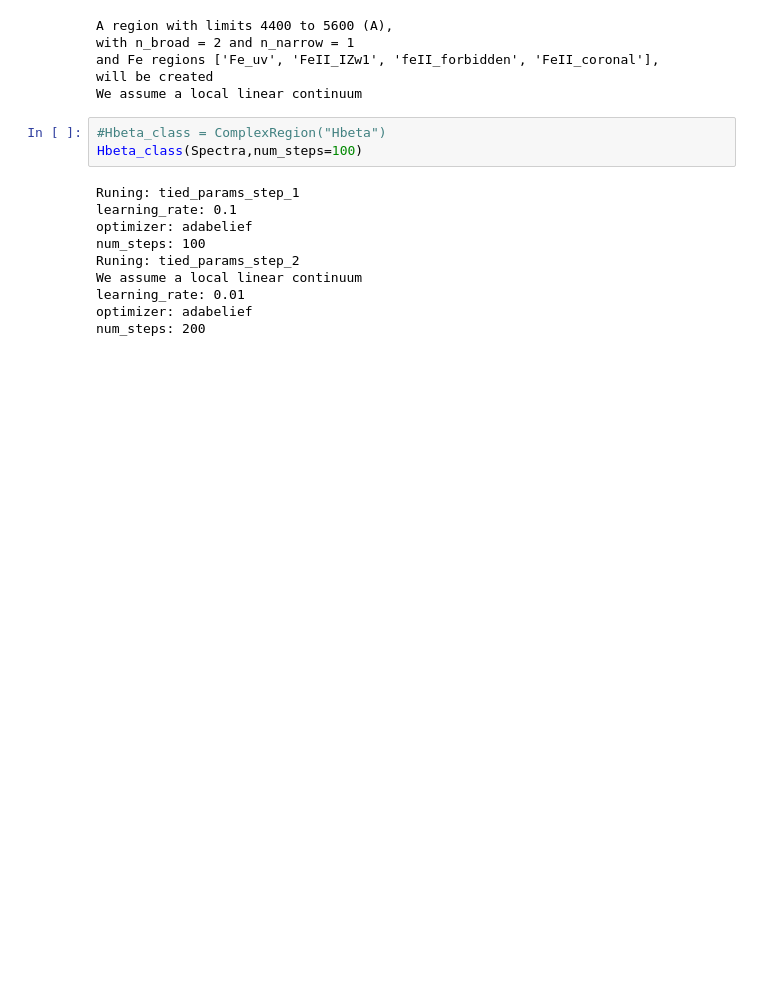
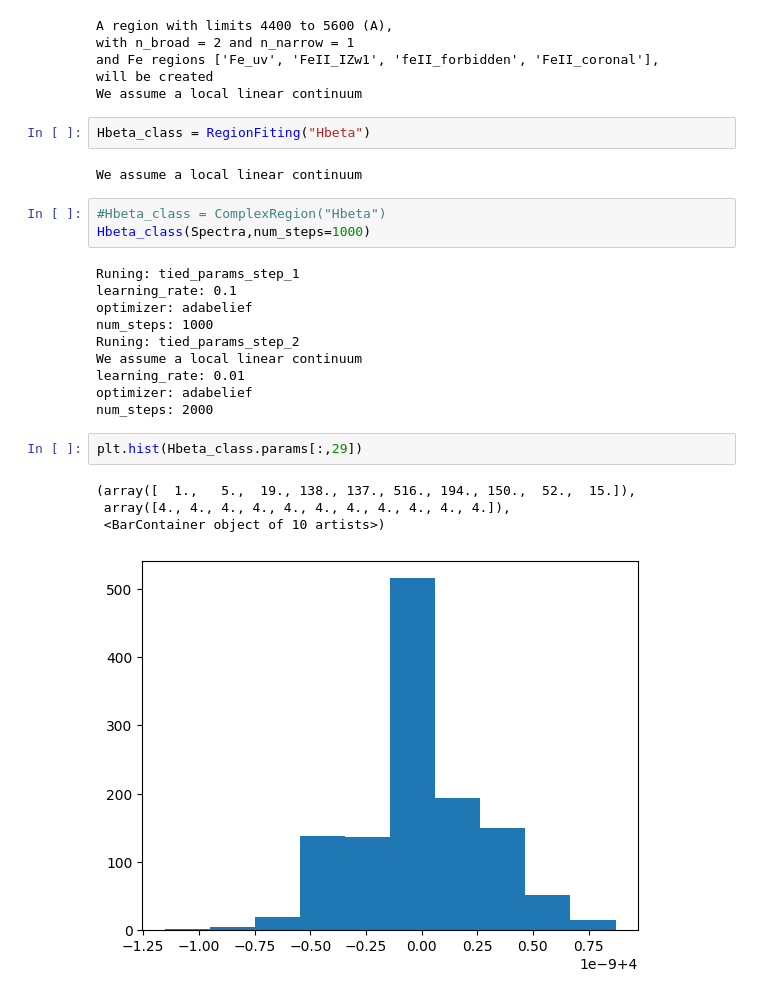
Before and after one commit to felavila/sheap, a Jupyter notebook: notebooks/building_complex_regions.ipynb, the cells around one changed output. Saved outputs shown, nothing was run; the diff lists cells and outputs as text; blank space fills up the shorter version.

```diff
--- a/notebooks/building_complex_regions.ipynb
+++ b/notebooks/building_complex_regions.ipynb
@@ -80,16 +63,27 @@ with n_broad = 2 and n_narrow = 1
 and Fe regions ['Fe_uv', 'FeII_IZw1', 'feII_forbidden', 'FeII_coronal'],
 will be created
 We assume a local linear continuum
+# %%
+Hbeta_class = RegionFiting("Hbeta")
+# %% [output]
+We assume a local linear continuum
 # %%
 #Hbeta_class = ComplexRegion("Hbeta")
-Hbeta_class(Spectra,num_steps=100)
+Hbeta_class(Spectra,num_steps=1000)
 # %% [output]
 Runing: tied_params_step_1
 learning_rate: 0.1
 optimizer: adabelief
-num_steps: 100
+num_steps: 1000
 Runing: tied_params_step_2
 We assume a local linear continuum
 learning_rate: 0.01
 optimizer: adabelief
-num_steps: 200
+num_steps: 2000
+# %%
+plt.hist(Hbeta_class.params[:,29])
+# %% [output]
+(array([  1.,   5.,  19., 138., 137., 516., 194., 150.,  52.,  15.]),
+ array([4., 4., 4., 4., 4., 4., 4., 4., 4., 4., 4.]),
+ <BarContainer object of 10 artists>)
+[figure, added]
```
Also changed, not shown: parts of 12 cells of this notebook, 3 other files.
